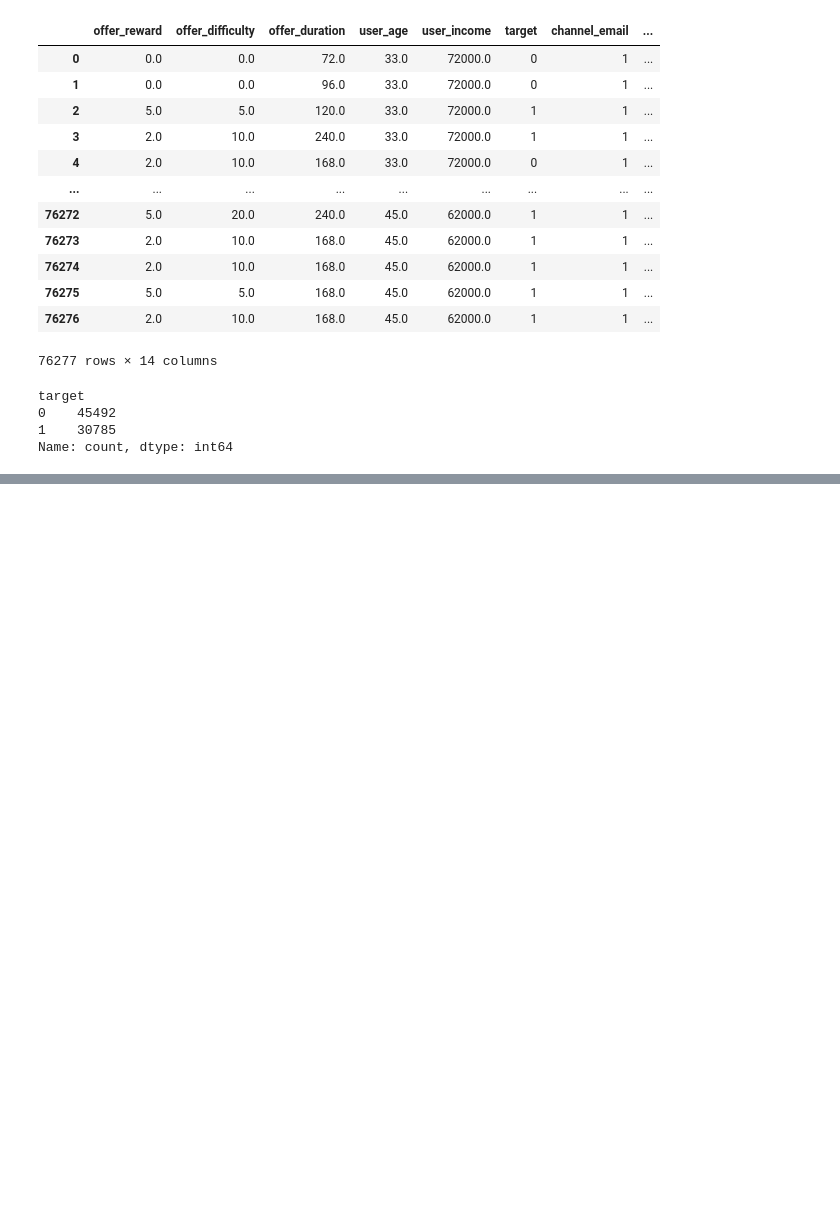
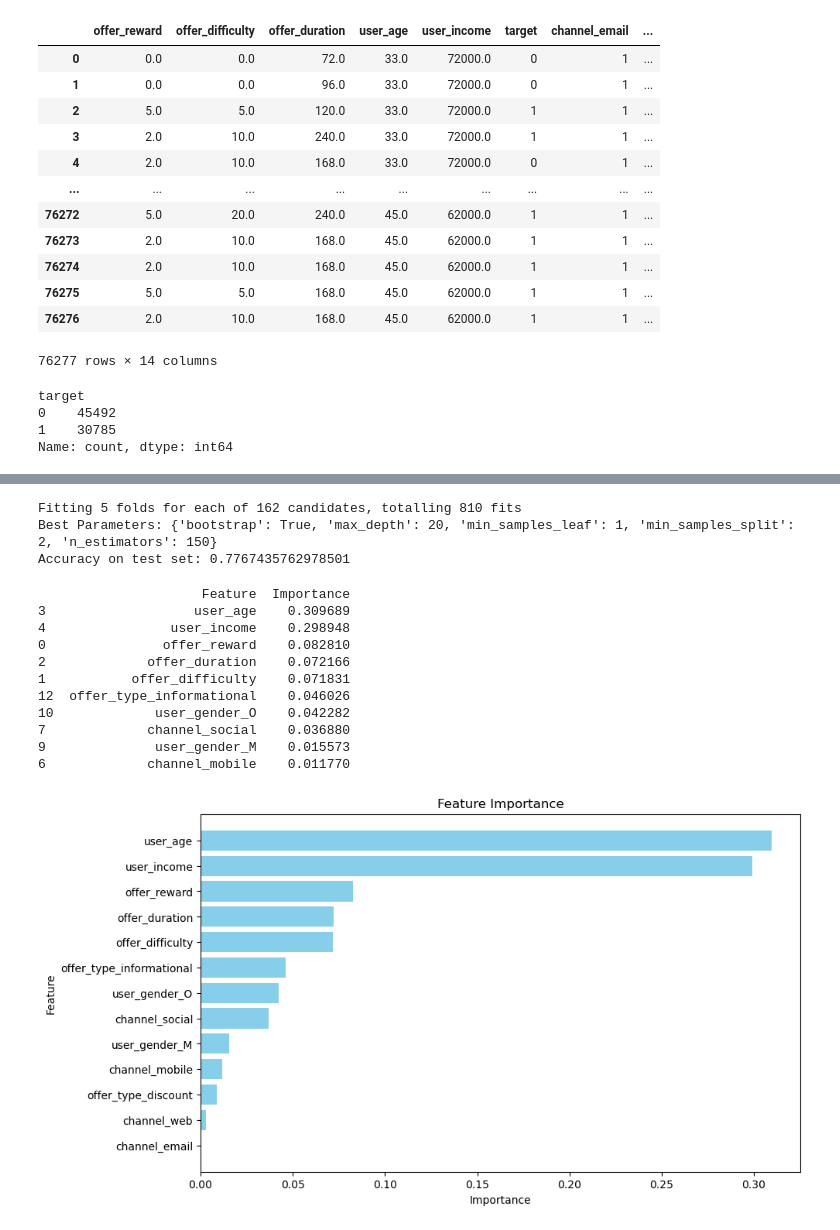
Before and after one commit to InjaeJayLee/starbucks, a Jupyter notebook: Starbucks_Capstone_notebook.ipynb, the cells around one changed output, grey strips where cells are left out. Saved outputs shown, nothing was run; the diff lists cells and outputs as text; code cells hidden in the pictures; blank space fills up the shorter version.

```diff
--- a/Starbucks_Capstone_notebook.ipynb
+++ b/Starbucks_Capstone_notebook.ipynb
@@ -207,0 +284,68 @@ Name: count, dtype: int64
+# %%
+# Define the parameter grid
+param_grid = {
+    'n_estimators': [50, 100, 150],          # Number of trees
+    'max_depth': [None, 10, 20],             # Maximum depth of trees
+    'min_samples_split': [2, 5, 10],         # Minimum number of samples required to split a node
+    'min_samples_leaf': [1, 2, 4],           # Minimum number of samples required to be at a leaf node
+    'bootstrap': [True, False]               # Whether bootstrap samples are used when building trees
+}
+
+# Initialize the RandomForestClassifier
+rf = RandomForestClassifier(random_state=42)
+
+# Set up the GridSearchCV
+grid_search = GridSearchCV(estimator=rf, param_grid=param_grid,
+                           cv=5, n_jobs=-1, scoring='accuracy', verbose=2)
+
+# Fit the grid search to the training data
+grid_search.fit(X_train, y_train)
+
+# Get the best parameters and the best model
+best_rf_params = grid_search.best_params_
+best_rf_model = grid_search.best_estimator_
+
+print("Best Parameters:", best_rf_params)
+
+# Evaluate the best model on the test set
+y_pred = best_rf_model.predict(X_test)
+print("Accuracy on test set:", accuracy_score(y_test, y_pred))
+# %% [output]
+Fitting 5 folds for each of 162 candidates, totalling 810 fits
+Best Parameters: {'bootstrap': True, 'max_depth': 20, 'min_samples_leaf': 1, 'min_samples_split': 2, 'n_estimators': 150}
+Accuracy on test set: 0.7767435762978501
+# %%
+# Extract feature importance
+feature_importances = best_rf_model.feature_importances_
+
+# Assuming you have feature names
+feature_names = X.columns if isinstance(X, pd.DataFrame) else [f'Feature {i}' for i in range(X.shape[1])]
+
+# Create a DataFrame for better visualization
+importance_df = pd.DataFrame({'Feature': feature_names, 'Importance': feature_importances})
+importance_df = importance_df.sort_values(by='Importance', ascending=False)
+
+# Print top 10 important features
+print(importance_df.head(10))
+
+# Plot feature importance
+plt.figure(figsize=(10, 6))
+plt.barh(importance_df['Feature'], importance_df['Importance'], color='skyblue')
+plt.xlabel('Importance')
+plt.ylabel('Feature')
+plt.title('Feature Importance')
+plt.gca().invert_yaxis()  # To display the most important feature at the top
+plt.show()
+# %% [output]
+                     Feature  Importance
+3                   user_age    0.309689
+4                user_income    0.298948
+0               offer_reward    0.082810
+2             offer_duration    0.072166
+1           offer_difficulty    0.071831
+12  offer_type_informational    0.046026
+10             user_gender_O    0.042282
+7             channel_social    0.036880
+9              user_gender_M    0.015573
+6             channel_mobile    0.011770
+[figure, added]
```
Also changed, not shown: parts of 6 cells of this notebook, 1 other file.
